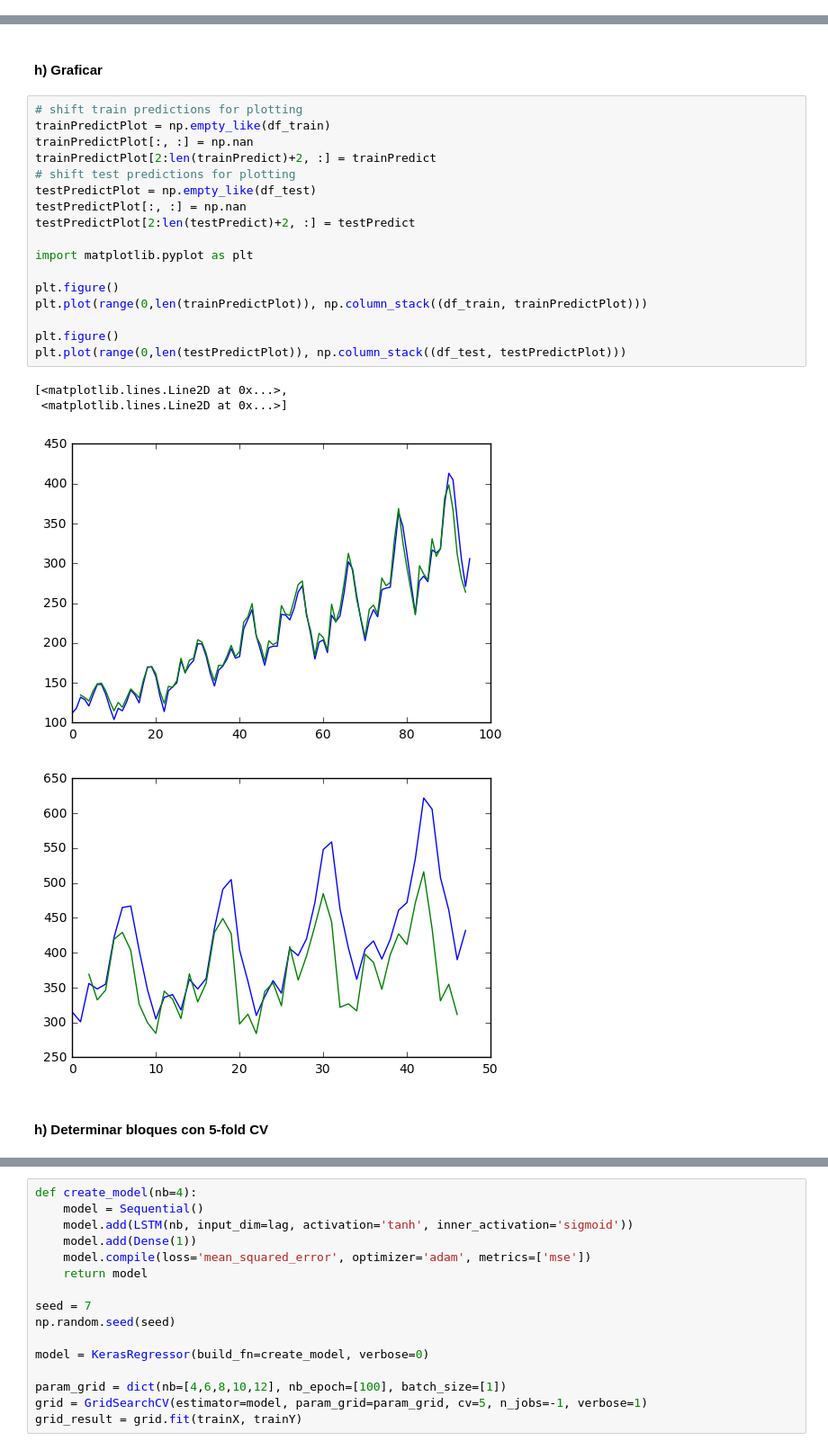
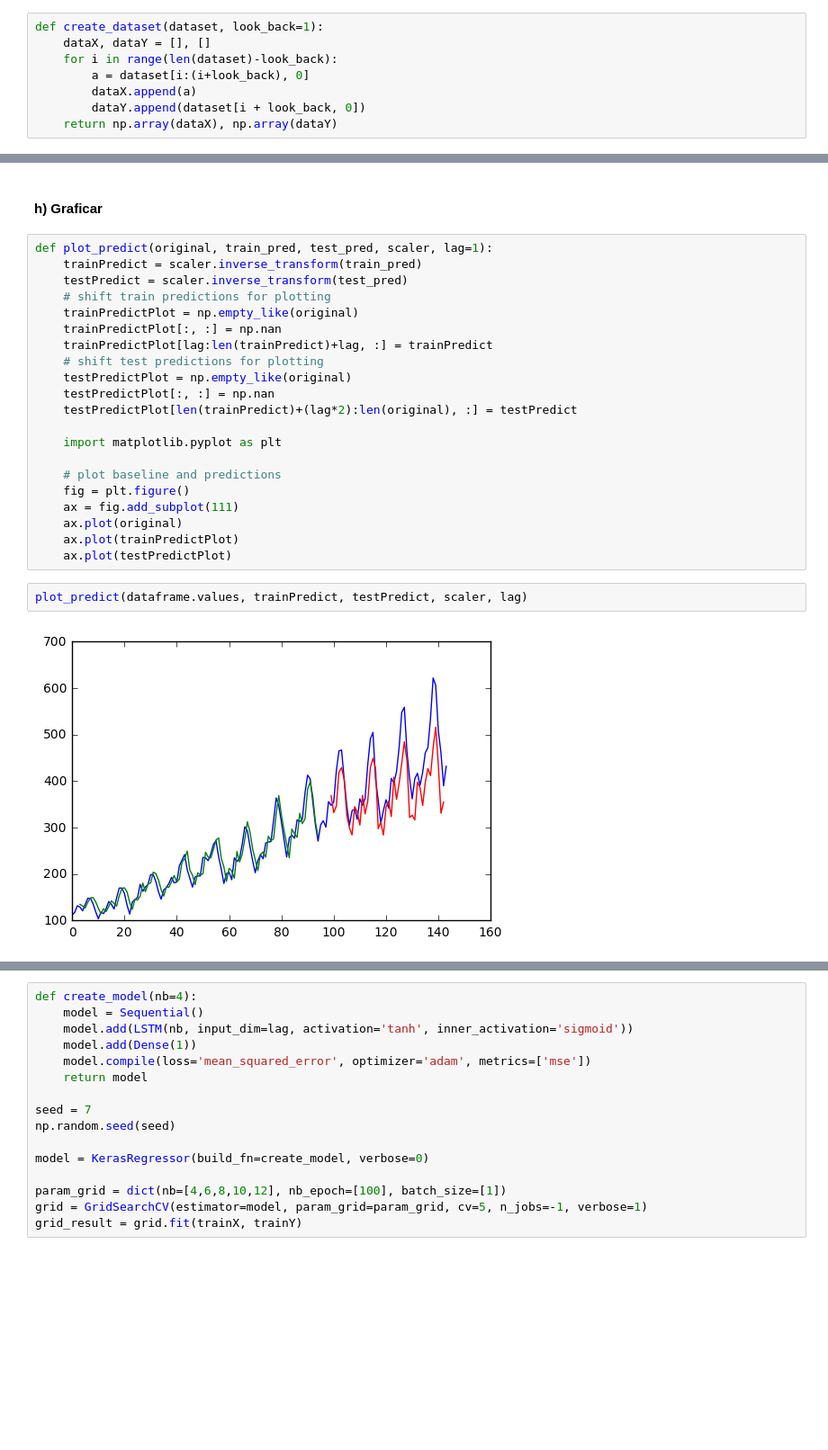
Before and after one commit to ddist/NeuralNetworks_3, a Jupyter notebook: tarea3-parte1.ipynb, the cells around one changed output, grey strips where cells are left out. Shown: that part at 90% size. Cells and saved outputs as stored; diff of their text form; blank space fills up the shorter version.

```diff
--- a/tarea3-parte1.ipynb
+++ b/tarea3-parte1.ipynb
@@ -59,3 +51,11 @@ def create_dataset(ts, lag=1):
+# %%
+def create_dataset(dataset, look_back=1):
+    dataX, dataY = [], []
+    for i in range(len(dataset)-look_back):
+        a = dataset[i:(i+look_back), 0]
+        dataX.append(a)
+        dataY.append(dataset[i + look_back, 0])
+    return np.array(dataX), np.array(dataY)
 # %% [markdown]
 #### c) Crear datsets
 
@@ -145,26 +147,27 @@ Test Score: 64.11 RMSE
 # %% [markdown]
 #### h) Graficar
 # %%
-# shift train predictions for plotting
-trainPredictPlot = np.empty_like(df_train)
-trainPredictPlot[:, :] = np.nan
-trainPredictPlot[2:len(trainPredict)+2, :] = trainPredict
-# shift test predictions for plotting
-testPredictPlot = np.empty_like(df_test)
-testPredictPlot[:, :] = np.nan
-testPredictPlot[2:len(testPredict)+2, :] = testPredict
+def plot_predict(original, train_pred, test_pred, scaler, lag=1):
+    trainPredict = scaler.inverse_transform(train_pred)
+    testPredict = scaler.inverse_transform(test_pred)
+    # shift train predictions for plotting
+    trainPredictPlot = np.empty_like(original)
+    trainPredictPlot[:, :] = np.nan
+    trainPredictPlot[lag:len(trainPredict)+lag, :] = trainPredict
+    # shift test predictions for plotting
+    testPredictPlot = np.empty_like(original)
+    testPredictPlot[:, :] = np.nan
+    testPredictPlot[len(trainPredict)+(lag*2):len(original), :] = testPredict
 
-import matplotlib.pyplot as plt
+    import matplotlib.pyplot as plt
 
-plt.figure()
-plt.plot(range(0,len(trainPredictPlot)), np.column_stack((df_train, trainPredictPlot)))
-
-plt.figure()
-plt.plot(range(0,len(testPredictPlot)), np.column_stack((df_test, testPredictPlot)))
+    # plot baseline and predictions
+    fig = plt.figure()
+    ax = fig.add_subplot(111)
+    ax.plot(original)
+    ax.plot(trainPredictPlot)
+    ax.plot(testPredictPlot)
-# %% [output]
-[<matplotlib.lines.Line2D at 0x...>,
- <matplotlib.lines.Line2D at 0x...>]
-[figure, removed]
-[figure, removed]
-# %% [markdown]
-#### h) Determinar bloques con 5-fold CV
+# %%
+plot_predict(dataframe.values, trainPredict, testPredict, scaler, lag)
+# %% [output]
+[figure, added]
```
Also changed, not shown: parts of 40 cells of this notebook, 1 other file.
